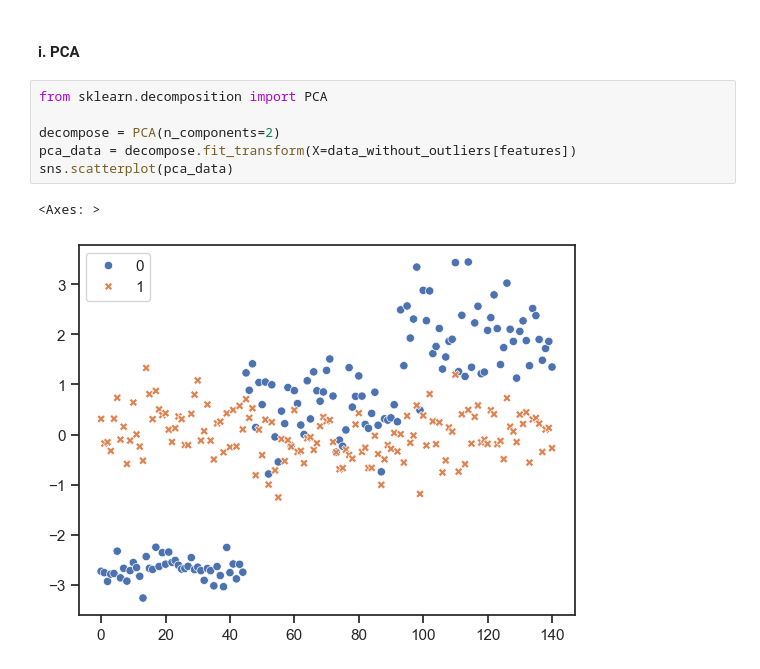
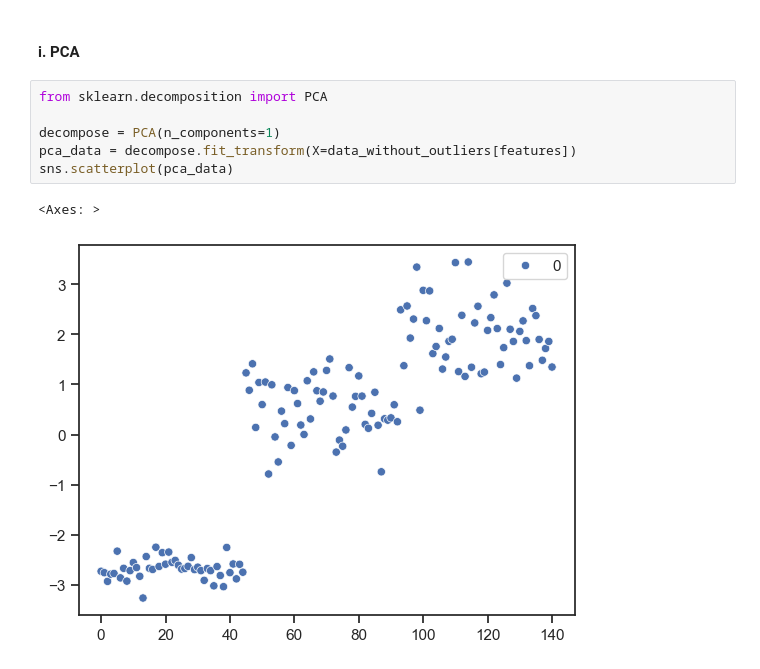
Before and after one commit to zhatz111/Data-Science-Masters, a Jupyter notebook: Algorithms for Data Science/Programming Assignment 1/PA1_Hatzenbeller_Zach.ipynb, the cells around one changed output. Cells and saved outputs as stored; diff of their text form.

Commit message:
figured out utility function

```diff
--- a/Algorithms for Data Science/Programming Assignment 1/PA1_Hatzenbeller_Zach.ipynb
+++ b/Algorithms for Data Science/Programming Assignment 1/PA1_Hatzenbeller_Zach.ipynb
@@ -510,12 +522,12 @@ C. A good metric to separate the features would be to use the expecation maximiz
 # %%
 from sklearn.decomposition import PCA
 
-decompose = PCA(n_components=2)
+decompose = PCA(n_components=1)
 pca_data = decompose.fit_transform(X=data_without_outliers[features])
 sns.scatterplot(pca_data)
 # %% [output]
 <Axes: >
-[figure, old version]
+[figure, new version]
 # %%
 species_pca = {}
 for i in data_without_outliers["species"].unique():
```
Also changed, not shown: parts of 7 cells of this notebook, 4 other files.
